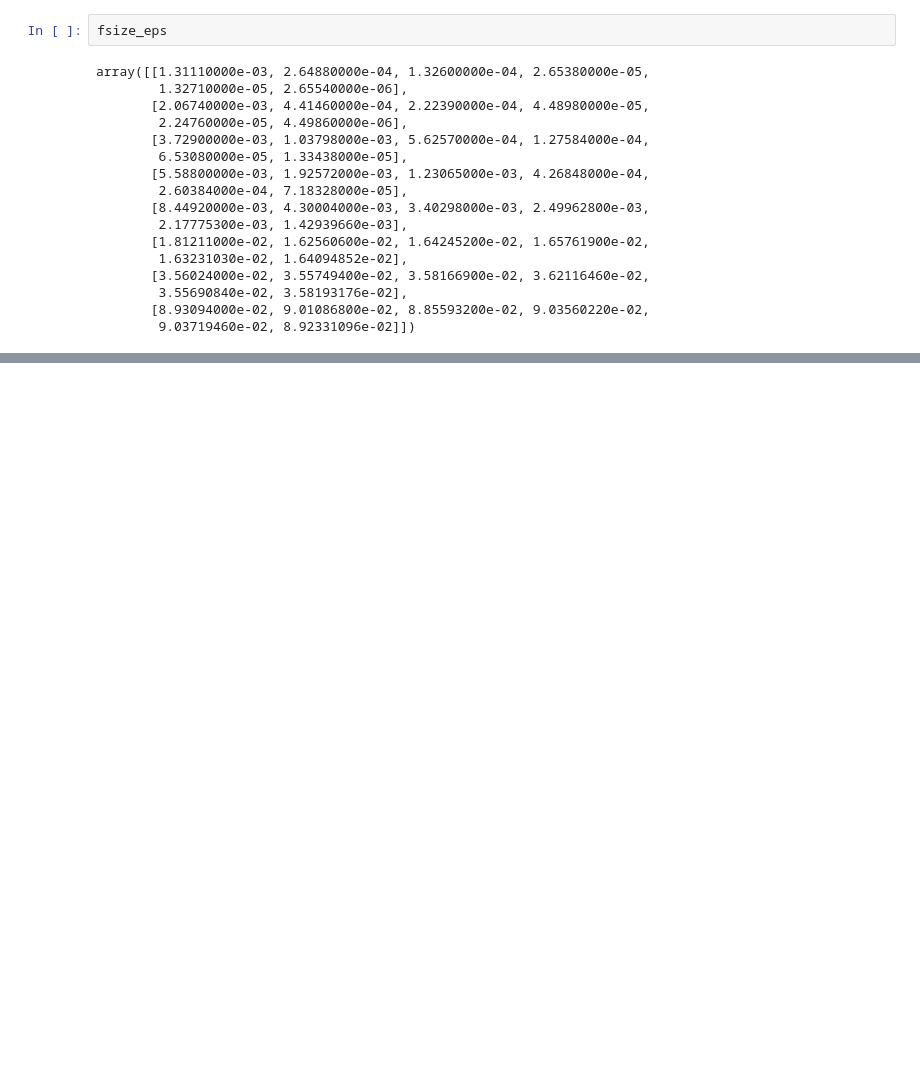
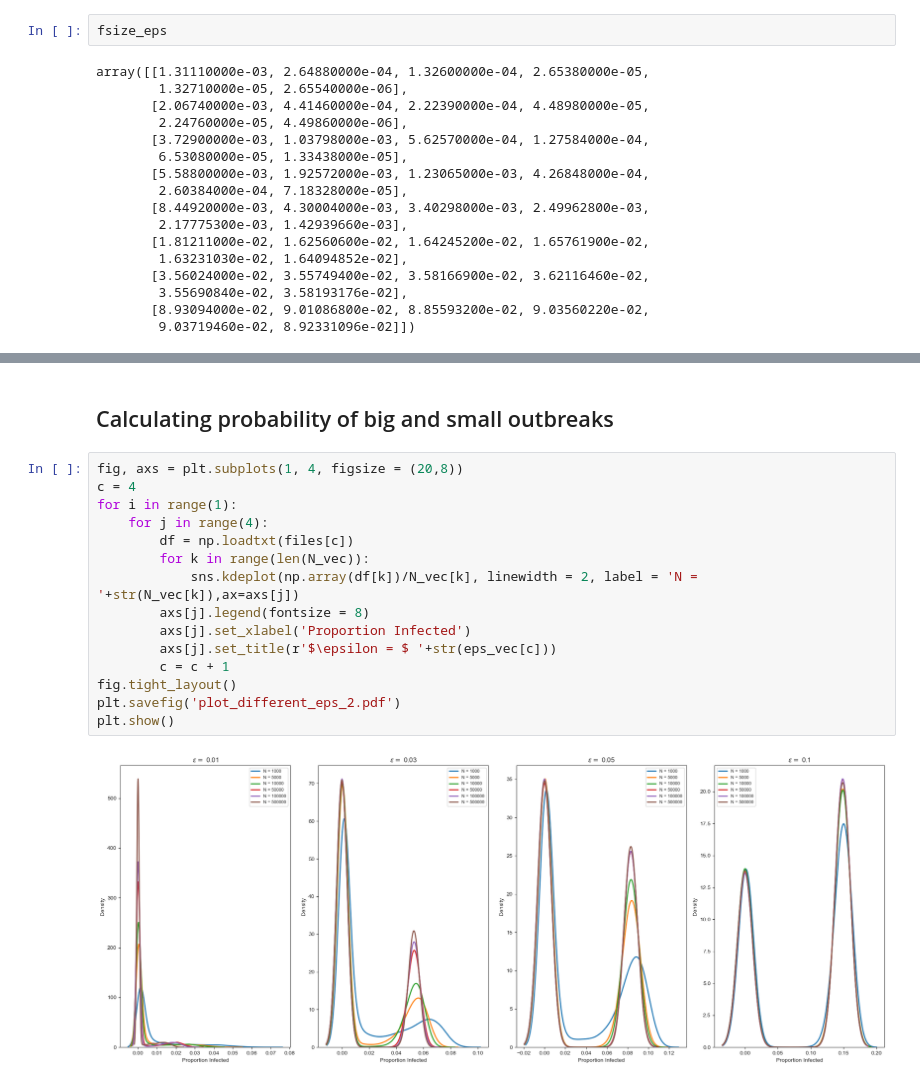
Before and after one commit to denisecammarota/HIT-dynamics, a Jupyter notebook: Analysis_SIR_Gillespie_Tau_Measles.ipynb, the cells around one changed output, grey strips where cells are left out. Saved outputs shown, nothing was run; the diff lists cells and outputs as text; blank space fills up the shorter version.

```diff
--- a/Analysis_SIR_Gillespie_Tau_Measles.ipynb
+++ b/Analysis_SIR_Gillespie_Tau_Measles.ipynb
@@ -350,0 +355,19 @@ plt.show()
+# %% [markdown]
+## Calculating probability of big and small outbreaks
+# %%
+fig, axs = plt.subplots(1, 4, figsize = (20,8))
+c = 4
+for i in range(1):
+    for j in range(4):
+        df = np.loadtxt(files[c])
+        for k in range(len(N_vec)):
+            sns.kdeplot(np.array(df[k])/N_vec[k], linewidth = 2, label = 'N = '+str(N_vec[k]),ax=axs[j])
+        axs[j].legend(fontsize = 8)
+        axs[j].set_xlabel('Proportion Infected')
+        axs[j].set_title(r'$\epsilon = $ '+str(eps_vec[c]))
+        c = c + 1
+fig.tight_layout()
+plt.savefig('plot_different_eps_2.pdf')
+plt.show()
+# %% [output]
+[figure, added]
```
Also changed, not shown: parts of 10 cells of this notebook, 2 other files.
